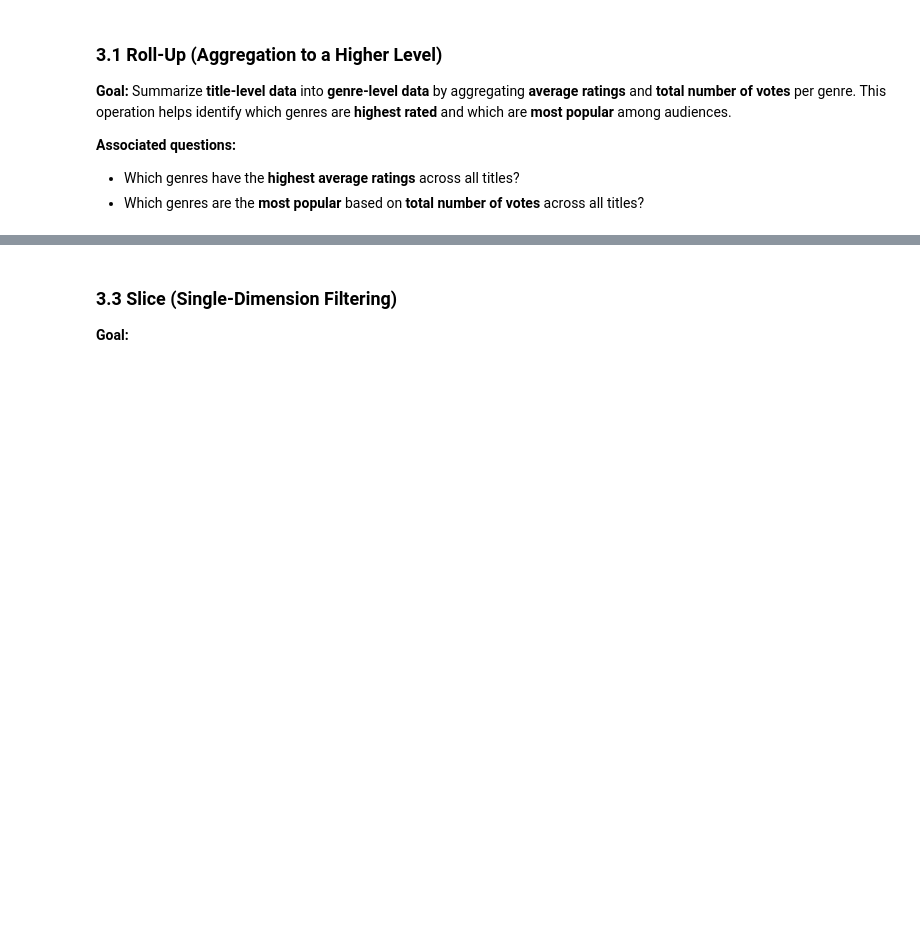
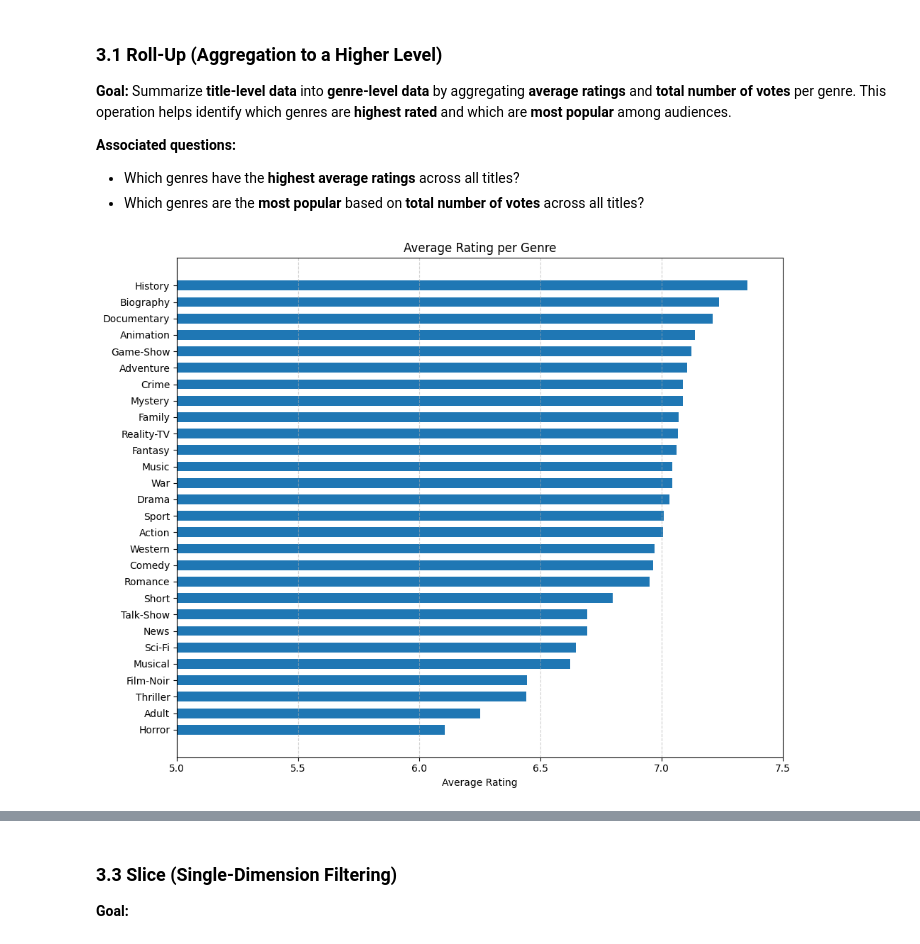
Before and after one commit to dredredre20/STADVDB-G12, a Jupyter notebook: mco_advdb.ipynb, the cells around one changed output, grey strips where cells are left out. Drawn from its saved outputs; the diff is of its cells as text; code cells hidden in the pictures; blank space fills up the shorter version.

```diff
--- a/mco_advdb.ipynb
+++ b/mco_advdb.ipynb
@@ -58,11 +58,14 @@ Typical users include:
 Before running the queries, we first import the necessary libraries and connect to the local PostgreSQL database where the data warehouse is stored.
 # %%
 import pandas as pd
-from utils import *
+from utils import display_results
 import sqlalchemy
+import matplotlib.pyplot as plt
+import matplotlib.ticker as ticker
+
 
 # Connect to local data warehouse
-engine = sqlalchemy.create_engine("postgresql+psycopg2://username:password@localhost:5432/IMDb_db")
+engine = sqlalchemy.create_engine("postgresql+psycopg2://postgres:password@localhost:5432/IMDb_db")
 # %% [markdown]
 ---
 # %% [markdown]
@@ -91,16 +94,32 @@ Each operation includes:
 # %%
 # Highest rated genres across titles
 query = """
     SELECT  gd.genre_id,
             gd.genre_name,
             ROUND(AVG(rf.average_rating ),3) AS average_rating_per_genre
     FROM title_dim td  JOIN rating_fact rf ON td.title_id = rf.title_id
     JOIN title_genre_bridge tgb ON td.title_id = tgb.title_id
     JOIN genre_dim gd ON tgb.genre_id = gd.genre_id
     GROUP BY gd.genre_id
     ORDER BY average_rating_per_genre DESC
 """
-pd.read_sql_query(query, engine)
+roll_up1_df = pd.read_sql_query(query, engine)
+
+plt.figure(figsize=(10, 8))
+plt.barh(
+    roll_up1_df['genre_name'],
+    roll_up1_df['average_rating_per_genre'],
+    height=0.6
+)
+plt.gca().invert_yaxis()
+plt.xlabel('Average Rating')
+plt.title('Average Rating per Genre')
+plt.xlim(5.0, 7.5)
+plt.grid(axis='x', linestyle='--', alpha=0.6)
+plt.tight_layout()
+plt.show()
+# %% [output]
+[figure, added]
 # %%
 # Most popular genres across all titles
 query = """
```
Also changed, not shown: parts of 15 cells of this notebook, 3 other files.
